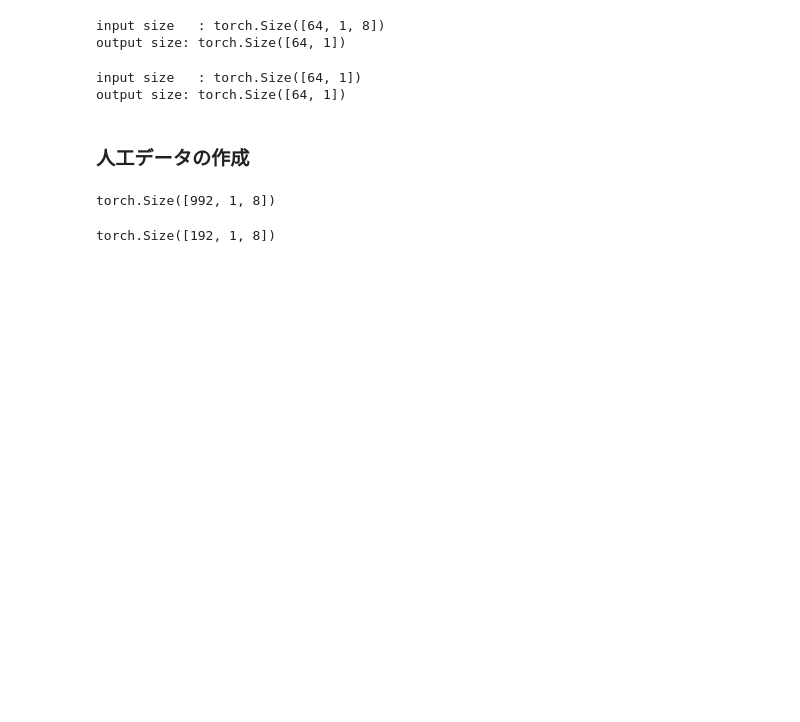
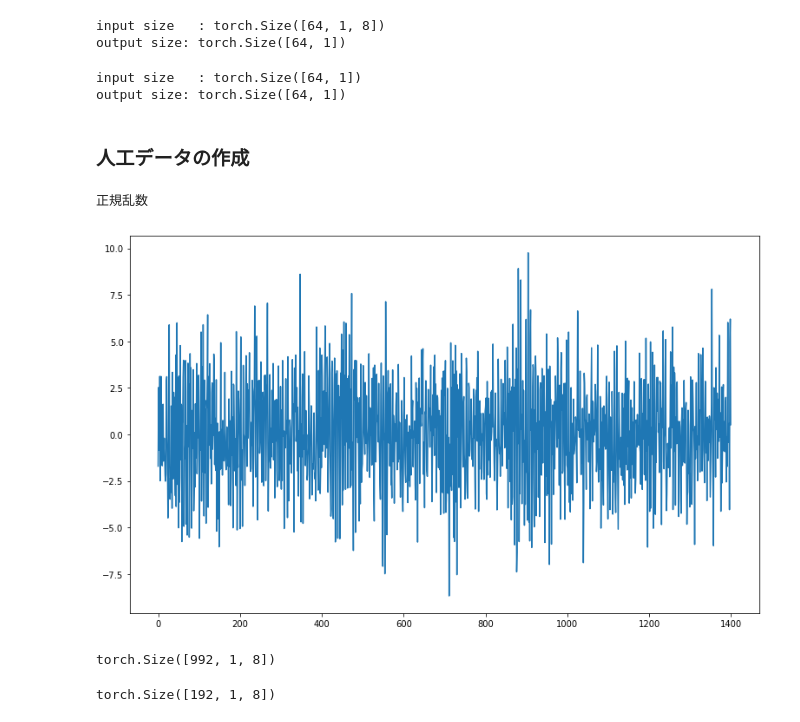
Before and after one commit to ryuichi-tate/estimate-innovation, a Jupyter notebook: timeseries-WGAN/ARcheck/learning-wgan.ipynb, the cells around one changed output. Saved outputs shown, nothing was run; the diff lists cells and outputs as text; code cells hidden in the pictures; blank space fills up the shorter version.

```diff
--- a/timeseries-WGAN/ARcheck/learning-wgan.ipynb
+++ b/timeseries-WGAN/ARcheck/learning-wgan.ipynb
@@ -141,13 +143,17 @@ output size: torch.Size([64, 1])
 ### 人工データの作成
 # %%
 # 人工データの作成
-Data = tsModel.SARIMA(a=[0.3,-0.4,0.3,-0.4,0.3,-0.4,0.3], N=1400, random_seed=opt.data_seed, sigma=2)
+Data = tsModel.SARIMA(a=[0.3,-0.4,0.2,-0.5,0.6,-0.1,0.1], N=1400, random_seed=opt.data_seed, sigma=2)
 Data = torch.tensor(Data, dtype=torch.float)
 Data = torch.tensor(Data)
 plt.figure(figsize=(13,8))
 plt.plot(Data)
 plt.savefig(path+"/images/AR7モデルの人工データその{0}.png".format(opt.data_seed))
+plt.show()
 plt.close()
+# %% [output]
+正規乱数
+[figure, added]
 # %%
 Data=Data.view(1,-1)
 # %%
```
Also changed, not shown: parts of 3 cells of this notebook, 2 other files.
